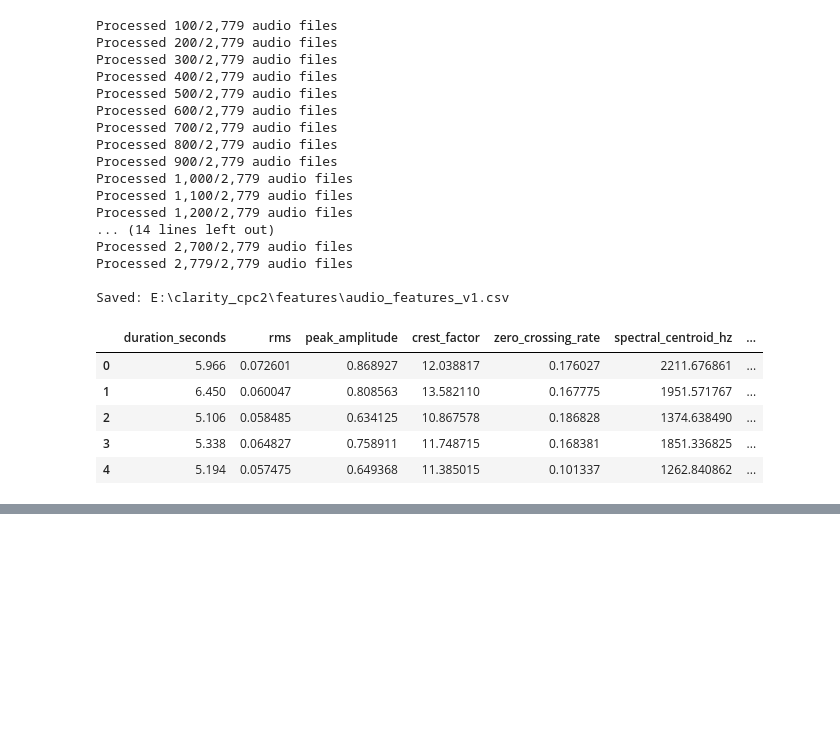
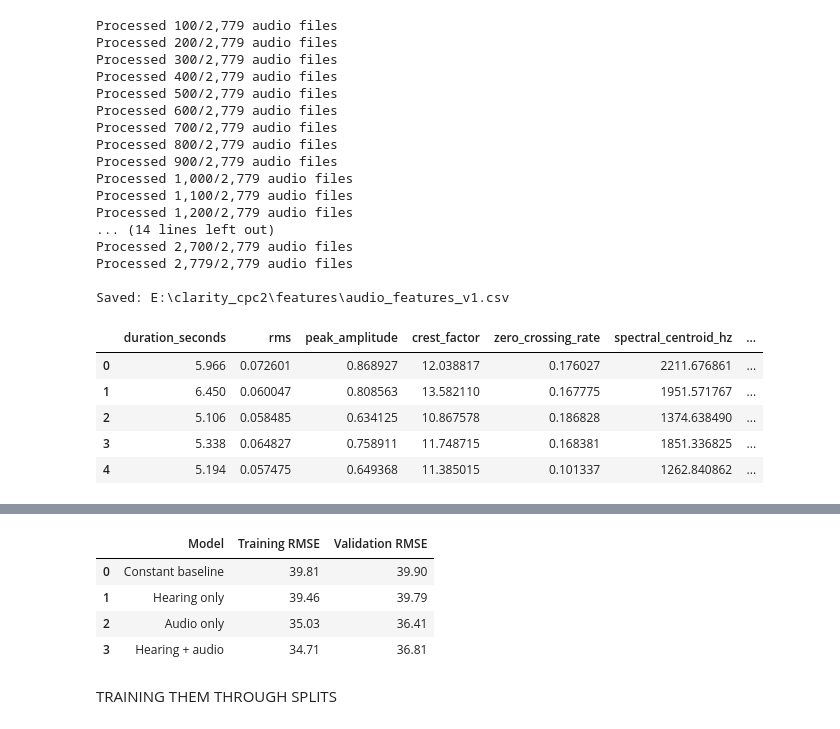
Before and after one commit to roberaBelachew/clarity_cpc2, a Jupyter notebook: clarity_cpc2.ipynb, the cells around one changed output, grey strips where cells are left out. Cells and saved outputs as stored; diff of their text form; code cells hidden in the pictures; blank space fills up the shorter version.

```diff
--- a/clarity_cpc2.ipynb
+++ b/clarity_cpc2.ipynb
@@ -619,0 +652,55 @@ Saved: E:\clarity_cpc2\features\audio_features_v1.csv
+# %%
+feature_sets = {
+    "Hearing only": X,
+    "Audio only": X_audio,
+    "Hearing + audio": X_combined,
+}
+
+comparison_rows = [{
+    "Model": "Constant baseline",
+    "Training RMSE": rmse(
+        y_train,
+        np.full(len(y_train), y_train.mean()),
+    ),
+    "Validation RMSE": baseline_val_rmse,
+}]
+
+trained_models = {}
+
+for name, inputs in feature_sets.items():
+    training_inputs = inputs.iloc[train_indices]
+    validation_inputs = inputs.iloc[val_indices]
+
+    candidate = RandomForestRegressor(
+        n_estimators=100,
+        max_depth=3,
+        random_state=42,
+        n_jobs=-1,
+    )
+
+    candidate.fit(training_inputs, y_train)
+    trained_models[name] = candidate
+
+    comparison_rows.append({
+        "Model": name,
+        "Training RMSE": rmse(
+            y_train,
+            candidate.predict(training_inputs),
+        ),
+        "Validation RMSE": rmse(
+            y_val,
+            candidate.predict(validation_inputs),
+        ),
+    })
+
+comparison = pd.DataFrame(comparison_rows)
+
+display(comparison.round(2))
+# %% [output]
+|  | Model | Training RMSE | Validation RMSE |
+| 0 | Constant baseline | 39.81 | 39.90 |
+| 1 | Hearing only | 39.46 | 39.79 |
+| 2 | Audio only | 35.03 | 36.41 |
+| 3 | Hearing + audio | 34.71 | 36.81 |
+# %% [markdown]
+TRAINING THEM THROUGH SPLITS
```
Also changed, not shown: parts of 4 cells of this notebook.
